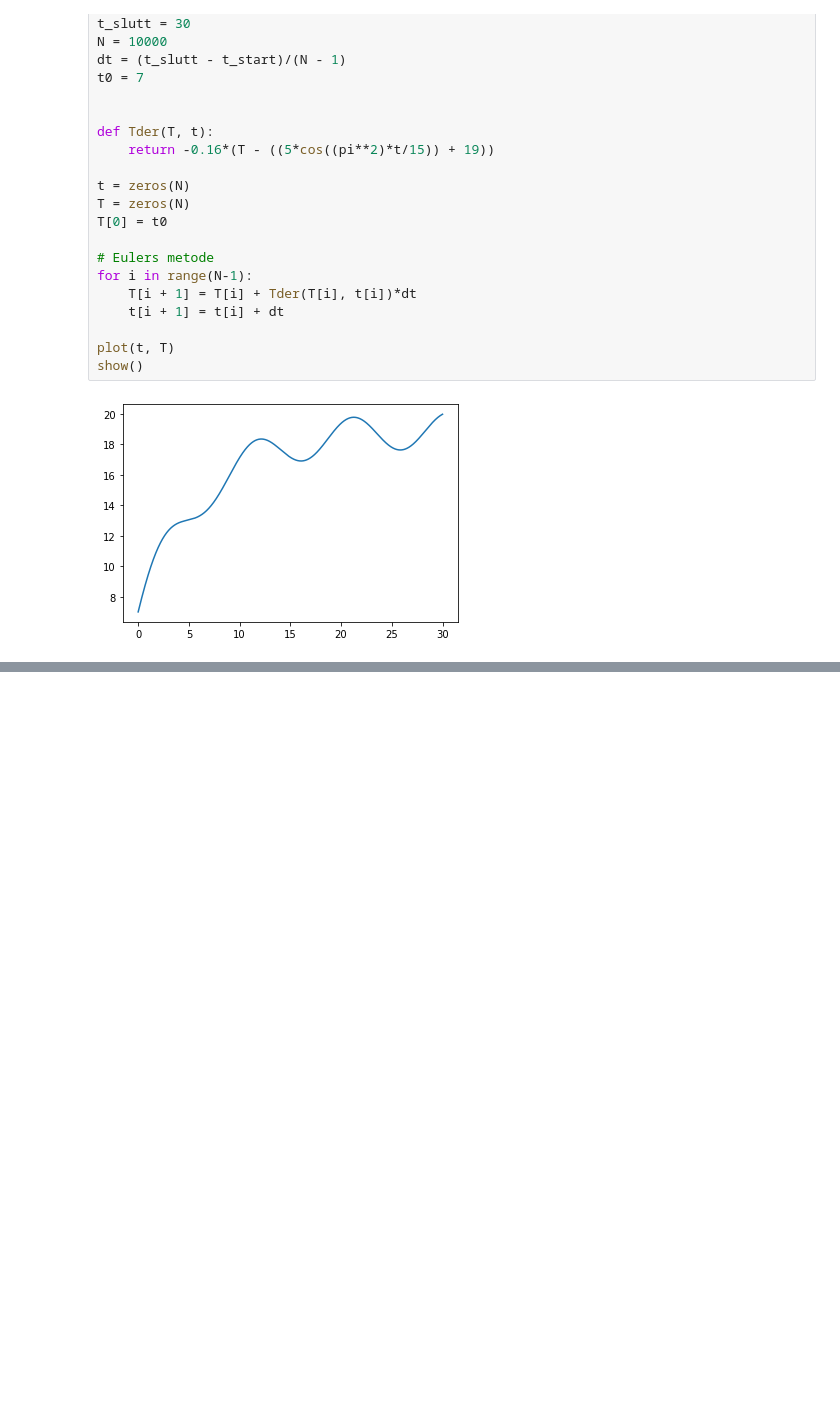
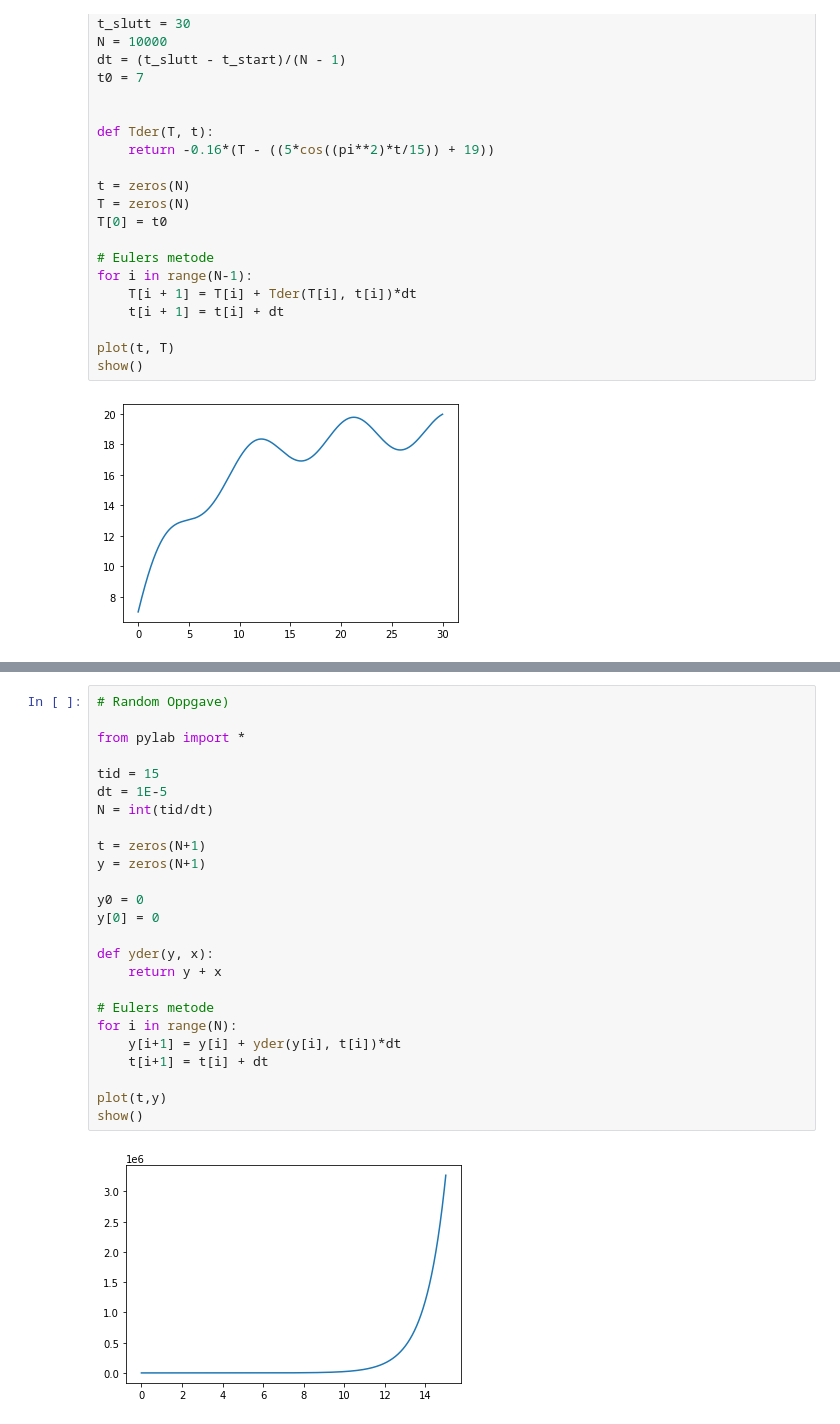
Before and after one commit to sandviklee/Programming-and-Modeling, a Jupyter notebook: Differensiallikninger/Oppgaver fra boka.ipynb, the cells around one changed output, grey strips where cells are left out. Drawn from its saved outputs; the diff is of its cells as text; blank space fills up the shorter version.

```diff
--- a/Differensiallikninger/Oppgaver fra boka.ipynb
+++ b/Differensiallikninger/Oppgaver fra boka.ipynb
@@ -106,0 +164,27 @@ show()
+# %%
+# Random Oppgave)
+
+from pylab import *
+
+tid = 15
+dt = 1E-5
+N = int(tid/dt)
+
+t = zeros(N+1)
+y = zeros(N+1)
+
+y0 = 0
+y[0] = 0
+
+def yder(y, x):
+    return y + x
+
+# Eulers metode
+for i in range(N):
+    y[i+1] = y[i] + yder(y[i], t[i])*dt
+    t[i+1] = t[i] + dt
+
+plot(t,y)
+show()
+# %% [output]
+[figure, added]
```
Also changed, not shown: parts of 2 cells of this notebook, 4 other files.
